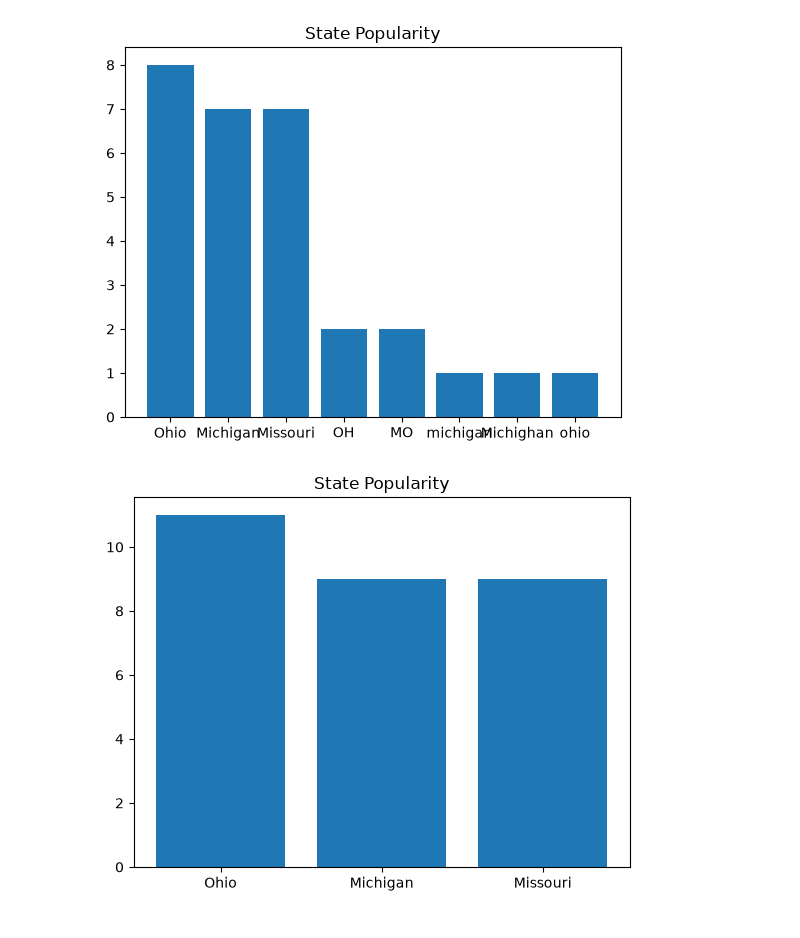
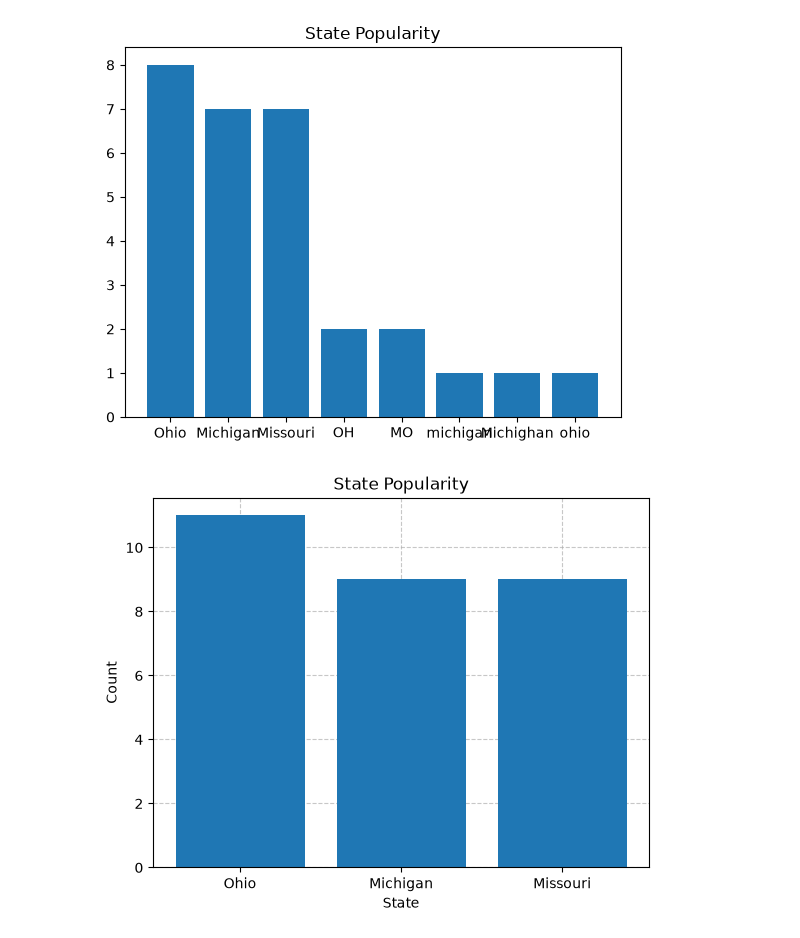
Before and after one commit to yismawd/rtt-36sept, a Jupyter notebook: 386/386.6/differing_plots/class_EDA.ipynb, the cells around one changed output. Cells and saved outputs as stored; diff of their text form; code cells hidden in the pictures.

```diff
--- a/386/386.6/differing_plots/class_EDA.ipynb
+++ b/386/386.6/differing_plots/class_EDA.ipynb
@@ -320,9 +350,20 @@ df[['weekly_study_hours', 'household_size', 'pet_count']].head()
 | 3 | 7 | 4 | 0 |
 | 4 | 8 | 1 | 0 |
 # %%
+import re
+
 columns_to_fix = ['weekly_study_hours', 'household_size', 'pet_count']
 
 for val in columns_to_fix:
+    if "convert_range" not in globals():
+        def convert_range(value):
+            if pd.isna(value):
+                return np.nan
+            numbers = re.findall(r"\d+(?:\.\d+)?", str(value))
+            if not numbers:
+                return np.nan
+            return float(np.mean([float(n) for n in numbers]))
+
     df[val] = df[val].apply(convert_range)
 # %%
 destinations = df['preferred_destination'].value_counts()
@@ -356,9 +397,13 @@ df['state'] = df['state'].replace(state_map)
 # %%
 state = df['state'].value_counts()
 
-
+ax = plt.gca()
+ax.set_axisbelow(True)
+ax.grid(linestyle='--', alpha=0.7)
 plt.bar(state.index, state)
 plt.title('State Popularity')
+plt.xlabel('State')
+plt.ylabel('Count')
 plt.show()
 # %% [output]
-[figure, old version]
+[figure, new version]
```
Also changed, not shown: parts of 10 cells of this notebook.
